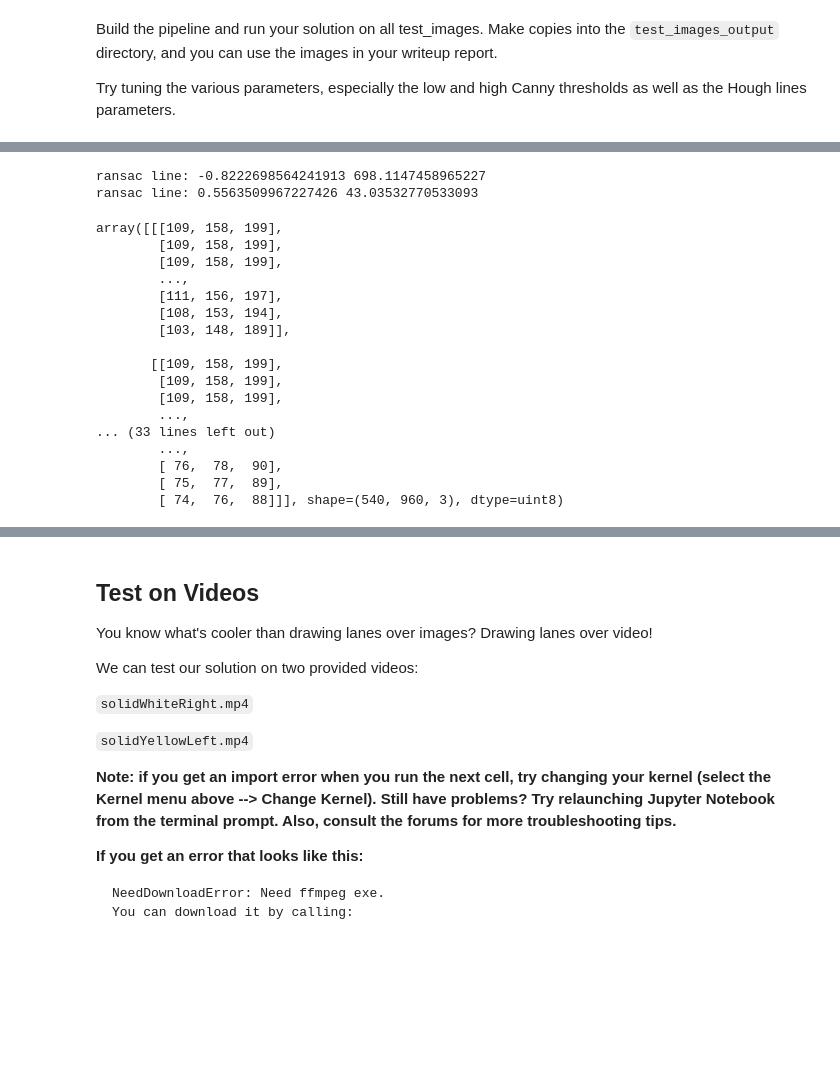
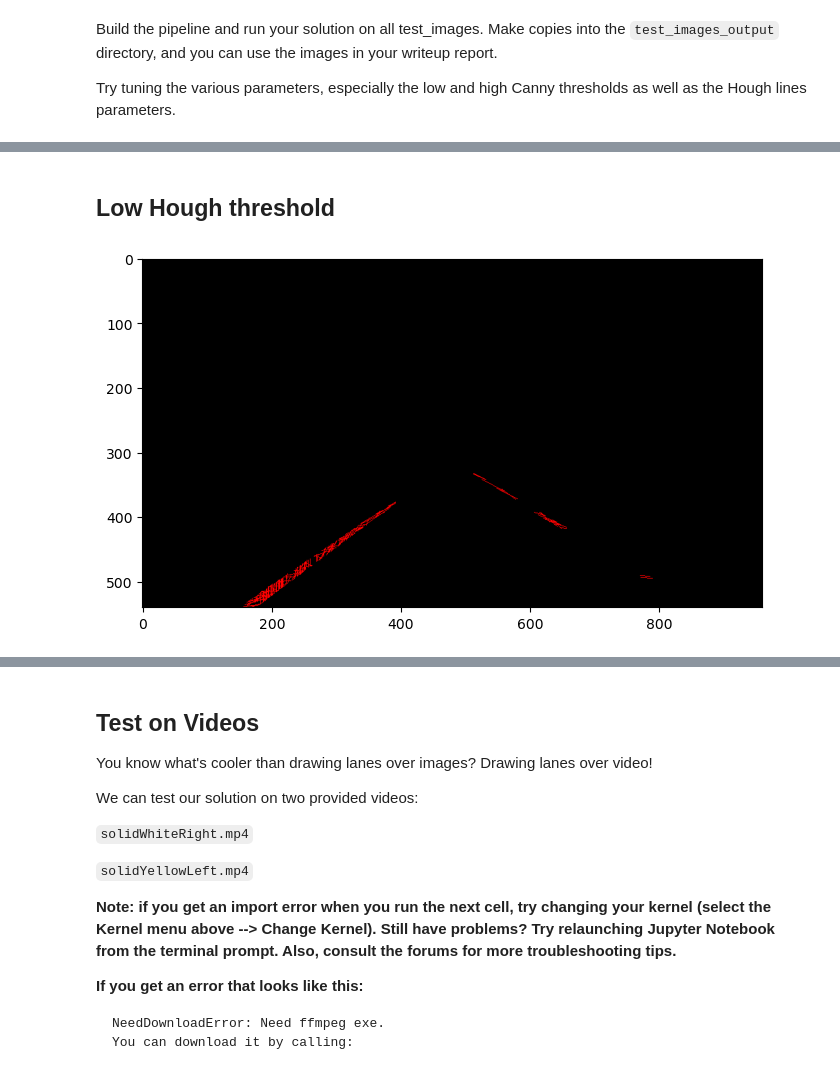
Before and after one commit to bluebarryz/Lane-Detection-CV, a Jupyter notebook: P1.ipynb, the cells around one changed output, grey strips where cells are left out. Drawn from its saved outputs; the diff is of its cells as text; code cells hidden in the pictures; blank space fills up the shorter version.

```diff
--- a/P1.ipynb
+++ b/P1.ipynb
@@ -302,22 +305,8 @@ def LanePipeline(image):
-# %%
-LanePipeline(image)
-# %% [output]
-ransac line: -0.8222698564241913 698.1147458965227
-ransac line: 0.5563509967227426 43.03532770533093
-array([[[109, 158, 199],
-        [109, 158, 199],
-        [109, 158, 199],
-        ...,
-        [111, 156, 197],
-        [108, 153, 194],
-        [103, 148, 189]],
-
-       [[109, 158, 199],
-        [109, 158, 199],
-        [109, 158, 199],
-        ...,
-... (33 lines left out)
-        ...,
-        [ 76,  78,  90],
-        [ 75,  77,  89],
-        [ 74,  76,  88]]], shape=(540, 960, 3), dtype=uint8)
+# %% [markdown]
+<h2>Low Hough threshold</h2>
+# %%
+img_path = "test_images/solidYellowCurve.jpg"
+image_low_threshold = np.copy(mpimg.imread(img_path))
+image_low_threshold_demo = LanePipeline(image_low_threshold, threshold_=1, display_hough=True)
+# %% [output]
+[figure, added]
```
Also changed, not shown: parts of 14 cells of this notebook, 13 other files.
